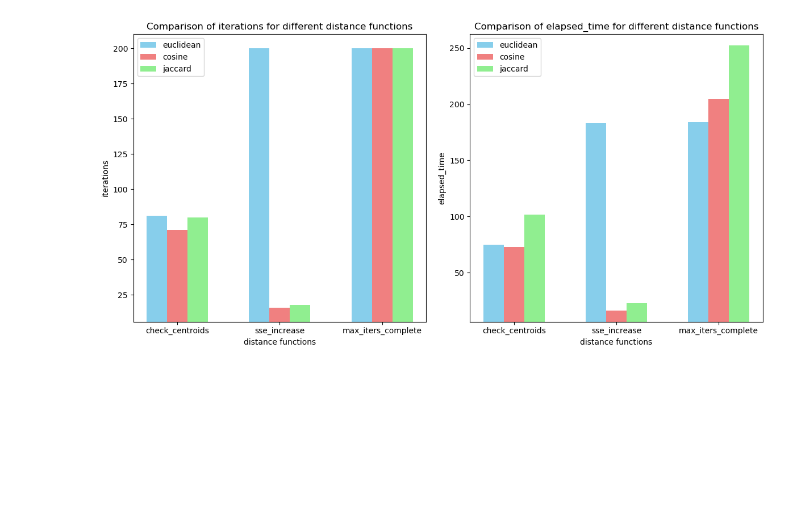
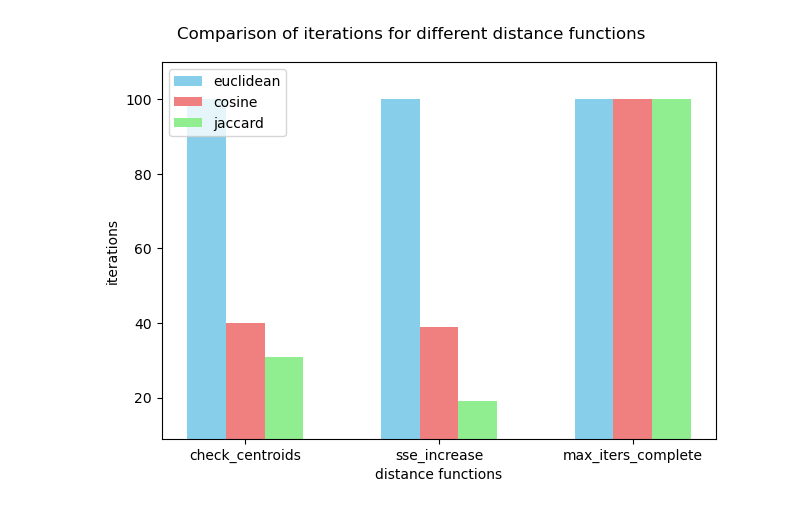
Before and after one commit to pavan-kumar-geddapu/cse572_data_mining, a Jupyter notebook: k_means_clustering/main.ipynb, the cells around one changed output. Cells and saved outputs as stored; diff of their text form; code cells hidden in the pictures; blank space fills up the shorter version.

```diff
--- a/k_means_clustering/main.ipynb
+++ b/k_means_clustering/main.ipynb
@@ -93,19 +95,22 @@ stop_criteria_list = ["check_centroids", "sse_increase", "max_iters_complete"]
 results = {}
 
 for distance_function in distance_function_list:
-    init_centroids = k_means_plusplus_centroids_init(X, distance_function)
+    distance_function_name = str(distance_function).split()[1]
+    X_scaled = StandardScaler().fit_transform(X)
+    if distance_function_name == "cosine_distance":
+        X_scaled = normalize(X)
+    elif distance_function_name == "jaccard_distance":
+        binarizer = Binarizer(threshold=0.0).fit(X)
+        X_scaled = binarizer.transform(X)
+    init_centroids = k_means_centroids_init(X_scaled)
     for stop_criteria in stop_criteria_list:
-        distance_function_name = str(distance_function).split()[1]
-        start_time = time.time()
-        labels, centroids, itr = k_means(X, init_centroids, distance_function, stop_criteria)
-        end_time = time.time()
-        sse = calculate_sse(X, labels, centroids)
+        labels, centroids, itr = k_means(X_scaled, init_centroids, distance_function, stop_criteria)
+        sse = calculate_sse(X_scaled, labels, centroids, distance_function)
         accuracy = calculate_accuracy(labels, y) * 100
-        elapsed_time = end_time - start_time
 
         if distance_function_name not in results:
             results[distance_function_name] = {}
-        results[distance_function_name][stop_criteria] = {"sse": sse, "accuracy": accuracy, "iterations": itr, "elapsed_time": elapsed_time}
+        results[distance_function_name][stop_criteria] = {"sse": sse, "accuracy": accuracy, "iterations": itr}
 # %%
 for distance_function in results.keys():
     for stop_criteria in results[distance_function].keys():
@@ -217,38 +219,21 @@ max_iters_complete -> Iterations: 200, Elapsed Time: 252.27
 # %%
 # Q3 Plot
 
-fig, axes = plt.subplots(1, 2, figsize=(12, 6))
-
-# Iterations
-axes[0].bar(np.arange(len(stop_criteria_list)) - 0.2, [results["euclidean_distance"][metric]['iterations'] for metric in stop_criteria_list], width=0.2, color='skyblue', label='euclidean')
-axes[0].bar(np.arange(len(stop_criteria_list)) + 0, [results["cosine_distance"][metric]['iterations'] for metric in stop_criteria_list], width=0.2, color='lightcoral', label='cosine')
-axes[0].bar(np.arange(len(stop_criteria_list)) + 0.2, [results["jaccard_distance"][metric]['iterations'] for metric in stop_criteria_list], width=0.2, color='lightgreen', label='jaccard')
-axes[0].set_title('Comparison of iterations for different distance functions')
-axes[0].set_xlabel('distance functions')
-axes[0].set_ylabel('iterations')
-axes[0].set_xticks(np.arange(len(stop_criteria_list)))
-axes[0].set_xticklabels(stop_criteria_list)
-axes[0].legend()
-axes[0].set_ylim(min(min([results["euclidean_distance"][metric]['iterations'] for metric in stop_criteria_list]), min([results["cosine_distance"][metric]['iterations'] for metric in stop_criteria_list]), min([results["jaccard_distance"][metric]['iterations'] for metric in stop_criteria_list])) - 10, \
+plt.bar(np.arange(len(stop_criteria_list)) - 0.2, [results["euclidean_distance"][metric]['iterations'] for metric in stop_criteria_list], width=0.2, color='skyblue', label='euclidean')
+plt.bar(np.arange(len(stop_criteria_list)) + 0, [results["cosine_distance"][metric]['iterations'] for metric in stop_criteria_list], width=0.2, color='lightcoral', label='cosine')
+plt.bar(np.arange(len(stop_criteria_list)) + 0.2, [results["jaccard_distance"][metric]['iterations'] for metric in stop_criteria_list], width=0.2, color='lightgreen', label='jaccard')
+plt.suptitle('Comparison of iterations for different distance functions')
+plt.xlabel('distance functions')
+plt.ylabel('iterations')
+plt.xticks(np.arange(len(stop_criteria_list)), stop_criteria_list)
+plt.legend()
+plt.ylim(min(min([results["euclidean_distance"][metric]['iterations'] for metric in stop_criteria_list]), min([results["cosine_distance"][metric]['iterations'] for metric in stop_criteria_list]), min([results["jaccard_distance"][metric]['iterations'] for metric in stop_criteria_list])) - 10, \
                  max(max([results["euclidean_distance"][metric]['iterations'] for metric in stop_criteria_list]), max([results["cosine_distance"][metric]['iterations'] for metric in stop_criteria_list]), max([results["jaccard_distance"][metric]['iterations'] for metric in stop_criteria_list])) + 10)
-
-# Elapsed Time
-axes[1].bar(np.arange(len(stop_criteria_list)) - 0.2, [results["euclidean_distance"][metric]['elapsed_time'] for metric in stop_criteria_list], width=0.2, color='skyblue', label='euclidean')
-axes[1].bar(np.arange(len(stop_criteria_list)) + 0, [results["cosine_distance"][metric]['elapsed_time'] for metric in stop_criteria_list], width=0.2, color='lightcoral', label='cosine')
-axes[1].bar(np.arange(len(stop_criteria_list)) + 0.2, [results["jaccard_distance"][metric]['elapsed_time'] for metric in stop_criteria_list], width=0.2, color='lightgreen', label='jaccard')
-axes[1].set_title('Comparison of elapsed_time for different distance functions')
-axes[1].set_xlabel('distance functions')
-axes[1].set_ylabel('elapsed_time')
-axes[1].set_xticks(np.arange(len(stop_criteria_list)))
-axes[1].set_xticklabels(stop_criteria_list)
-axes[1].legend()
-axes[1].set_ylim(min(min([results["euclidean_distance"][metric]['elapsed_time'] for metric in stop_criteria_list]), min([results["cosine_distance"][metric]['elapsed_time'] for metric in stop_criteria_list]), min([results["jaccard_distance"][metric]['elapsed_time'] for metric in stop_criteria_list])) - 10, \
-                 max(max([results["euclidean_distance"][metric]['elapsed_time'] for metric in stop_criteria_list]), max([results["cosine_distance"][metric]['elapsed_time'] for metric in stop_criteria_list]), max([results["jaccard_distance"][metric]['elapsed_time'] for metric in stop_criteria_list])) + 10)
 
 plt.tight_layout()
 plt.show()
 # %% [output]
-[figure, old version]
+[figure, new version]
 # %%
 # Q4 Output
 
```
Also changed, not shown: parts of 12 cells of this notebook.
